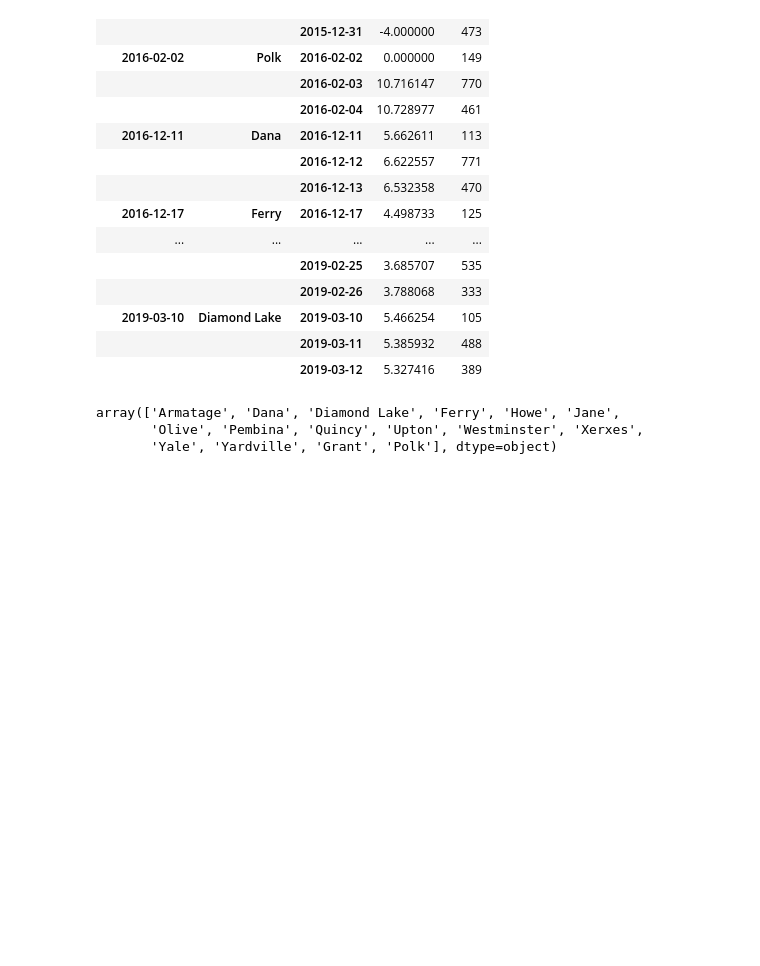
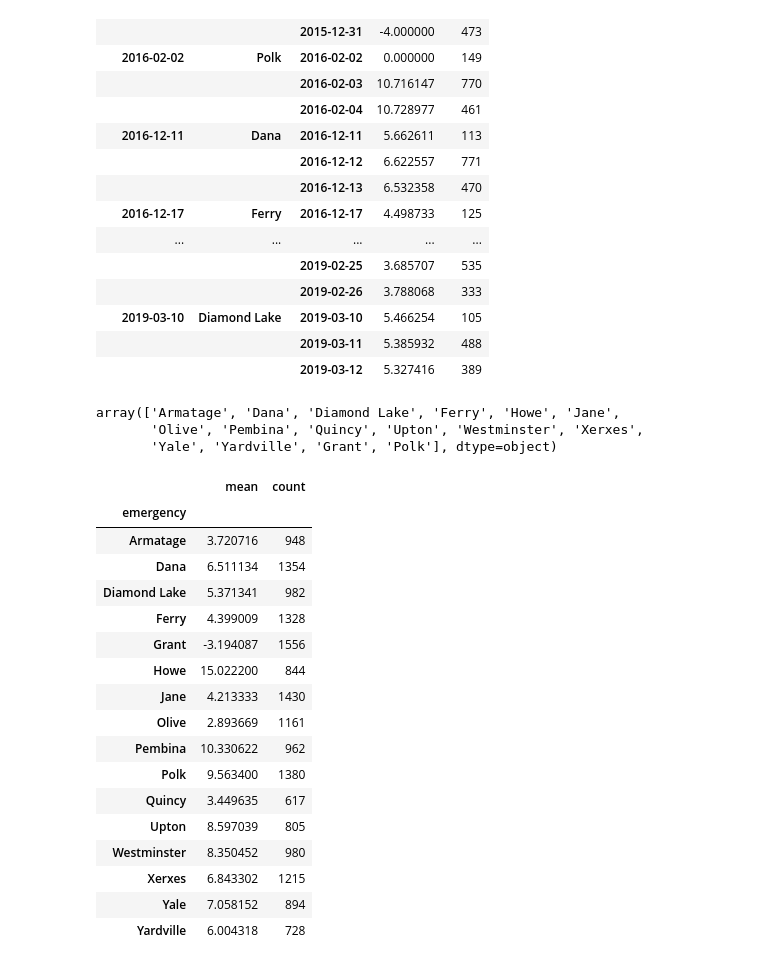
Before and after one commit to Justinmatt21/SnowEmergencyDashboard, a Jupyter notebook: static/data/snowfall_final.ipynb, the cells around one changed output. Cells and saved outputs as stored; diff of their text form; code cells hidden in the pictures; blank space fills up the shorter version.

```diff
--- a/static/data/snowfall_final.ipynb
+++ b/static/data/snowfall_final.ipynb
@@ -663,0 +671,22 @@ array(['Armatage', 'Dana', 'Diamond Lake', 'Ferry', 'Howe', 'Jane',
+# %%
+grouped_snowfall = expanded_tows_df.groupby(['emergency'])['Snowfall']
+grouped_snowfall.agg(['mean', 'count'])
+# %% [output]
+|  | mean | count |
+| emergency |  |  |
+| Armatage | 3.720716 | 948 |
+| Dana | 6.511134 | 1354 |
+| Diamond Lake | 5.371341 | 982 |
+| Ferry | 4.399009 | 1328 |
+| Grant | -3.194087 | 1556 |
+| Howe | 15.022200 | 844 |
+| Jane | 4.213333 | 1430 |
+| Olive | 2.893669 | 1161 |
+| Pembina | 10.330622 | 962 |
+| Polk | 9.563400 | 1380 |
+| Quincy | 3.449635 | 617 |
+| Upton | 8.597039 | 805 |
+| Westminster | 8.350452 | 980 |
+| Xerxes | 6.843302 | 1215 |
+| Yale | 7.058152 | 894 |
+| Yardville | 6.004318 | 728 |
```
Also changed, not shown: parts of 7 cells of this notebook, 6 other files.
